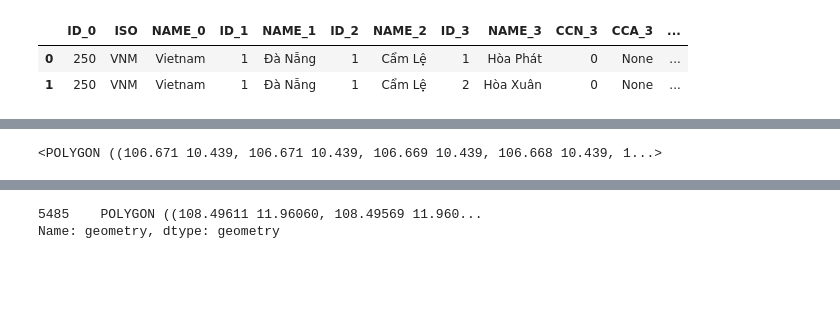
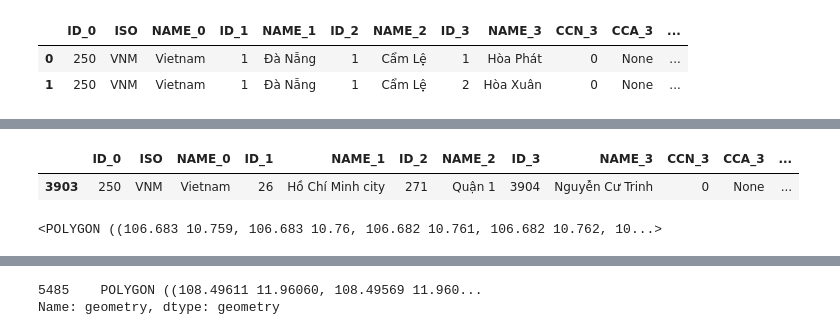
Before and after one commit to Phatdat01/real_estate, a Jupyter notebook: demo.ipynb, the cells around one changed output, grey strips where cells are left out. Drawn from its saved outputs; the diff is of its cells as text; code cells hidden in the pictures; blank space fills up the shorter version.

```diff
--- a/demo.ipynb
+++ b/demo.ipynb
@@ -21,4 +20,12 @@ DL.head()
+# %%
+DL = data[data['NAME_1']=='Hồ Chí Minh city']
+DL = DL[DL['NAME_2']=='Quận 1']
+DL=DL[DL['NAME_3']=='Nguyễn Cư Trinh']
+DL.head()
+# %% [output]
+|  | ID_0 | ISO | NAME_0 | ID_1 | NAME_1 | ID_2 | NAME_2 | ID_3 | NAME_3 | CCN_3 | CCA_3 | ... |
+| 3903 | 250 | VNM | Vietnam | 26 | Hồ Chí Minh city | 271 | Quận 1 | 3904 | Nguyễn Cư Trinh | 0 | None | ... |
 # %%
 DL['geometry'].iloc[0]
 # %% [output]
-<POLYGON ((106.671 10.439, 106.671 10.439, 106.669 10.439, 106.668 10.439, 1...>
+<POLYGON ((106.683 10.759, 106.683 10.76, 106.682 10.761, 106.682 10.762, 10...>
```
Also changed, not shown: parts of 10 cells of this notebook, 1 other file.
